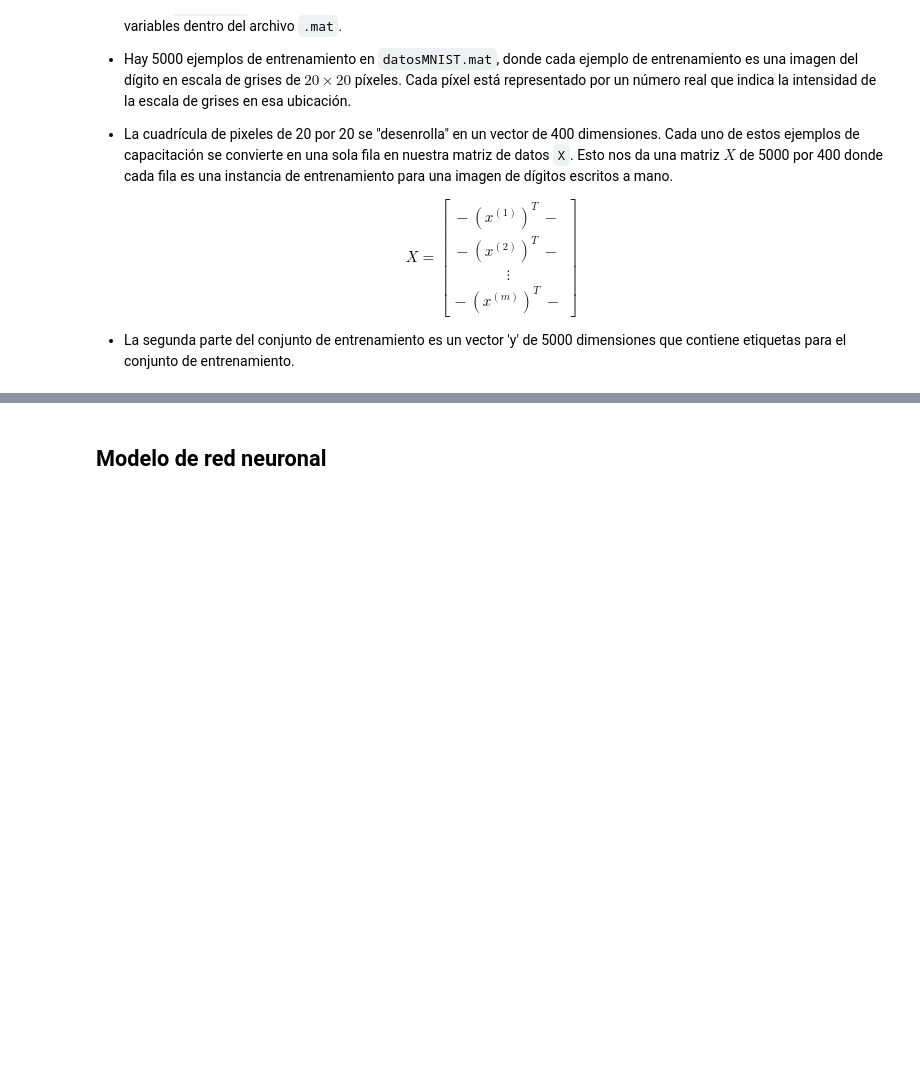
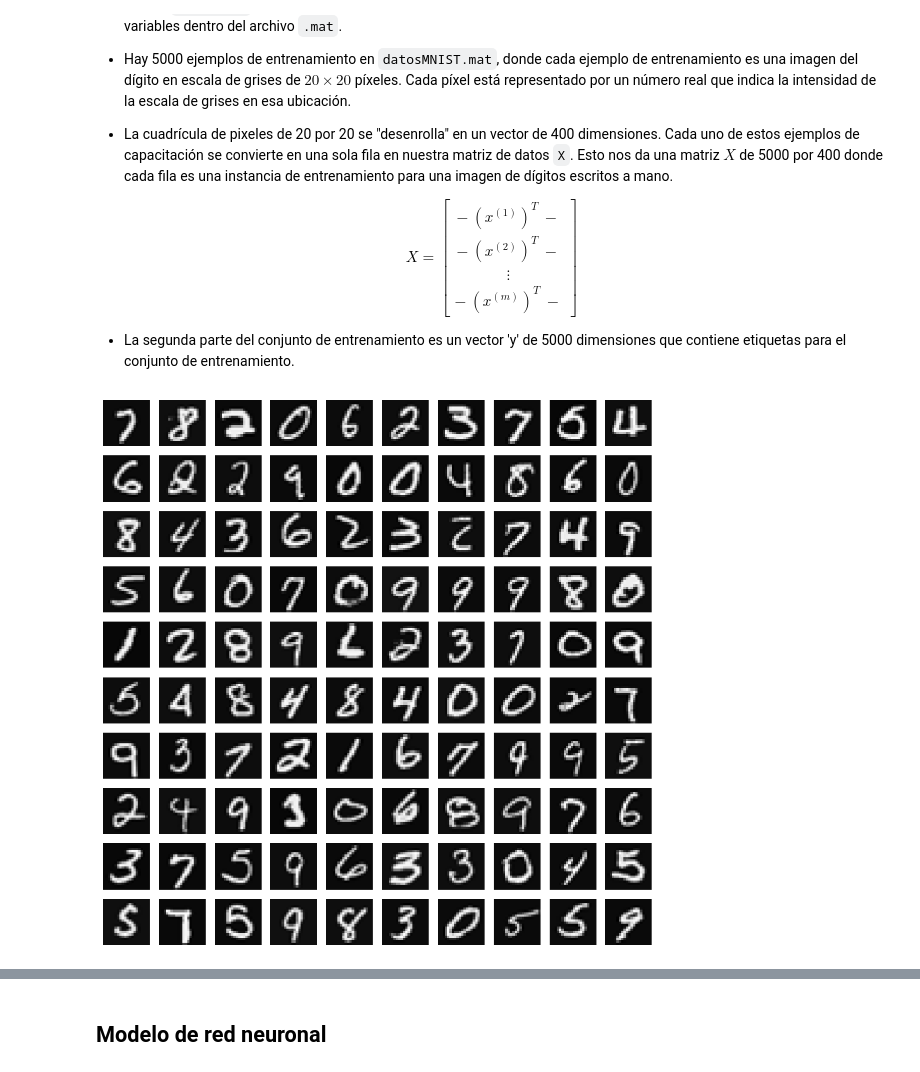
Before and after one commit to johedan20012/Mineria-de-texto, a Jupyter notebook: Redes_neuronales/Propagacion_directa_alumnos.ipynb, the cells around one changed output, grey strips where cells are left out. Cells and saved outputs as stored; diff of their text form; code cells hidden in the pictures; blank space fills up the shorter version.

```diff
--- a/Redes_neuronales/Propagacion_directa_alumnos.ipynb
+++ b/Redes_neuronales/Propagacion_directa_alumnos.ipynb
@@ -38,28 +38,30 @@ $$ X = \begin{bmatrix} - \: (x ^ {(1)})^T \: - \\ - \: (x ^{(2)})^ T \: - \\ \vd
 # %%
 #  Datos de entrenamiento X, y
 data = loadmat('Data/datosMNIST')
 X, y = data['X'], data['y'].ravel()
 
 # Estos datos fueron creados en MATLAB donde no hay índice 0
 y[y == 10] = 0
 
 # tamaño del conjunto de instancias
 m = y.size
 
 # indices de una permutación aleatoria de instancias
 # para visualizarlas
 indices = np.random.permutation(m)
 
 # Elegimos 100 puntos al azar para desplegar
 rand_indices = np.random.choice(m, 100, replace=False)
 sel = X[rand_indices, :].reshape((10,10,-1))
 
 # visualización de los datos
 fig, axarr = plt.subplots(10,10,figsize=(10,10))
 for i in range(10):
     for j in range(10):
-        axarr[i,j].imshow(sel[i,j].reshape((20,20), order = 'F'))
+        axarr[i,j].imshow(sel[i,j].reshape((20,20), order = 'F'),cmap="gray")
         axarr[i,j].axis('off')
+# %% [output]
+[figure, added]
 # %%
 #1680
 print(y[1680])
```
Also changed, not shown: parts of 4 cells of this notebook, 4 other files.
